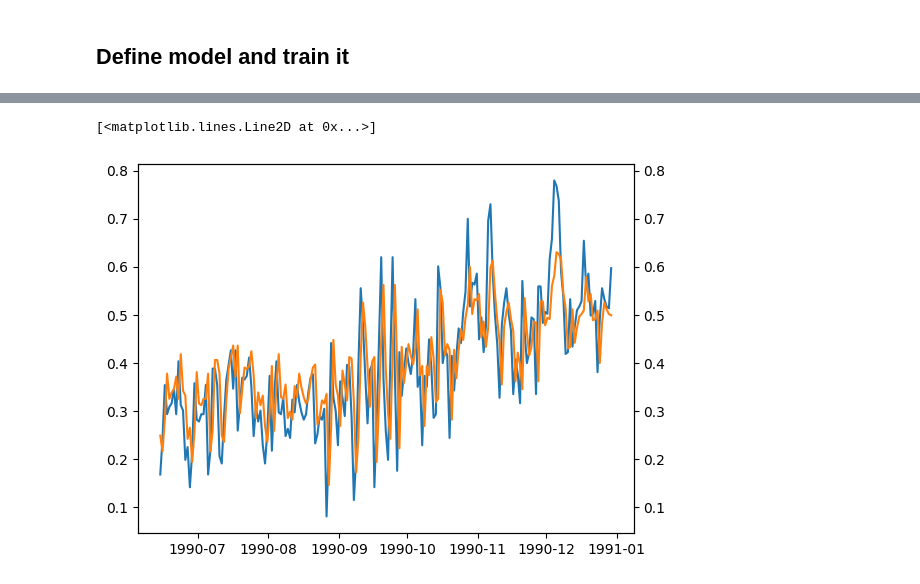
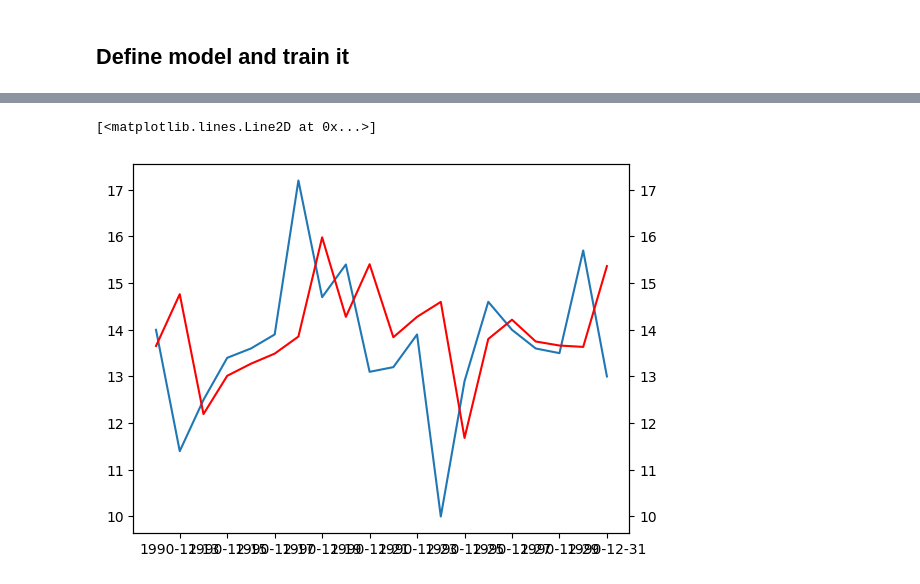
Before and after one commit to Felix-Busse/Recurrent_NNR, a Jupyter notebook: NRR_on_classic_datasets.ipynb, the cells around one changed output, grey strips where cells are left out. Cells and saved outputs as stored; diff of their text form; code cells hidden in the pictures.

Commit message:
Optimized code of time series prediction

```diff
--- a/NRR_on_classic_datasets.ipynb
+++ b/NRR_on_classic_datasets.ipynb
@@ -63,5 +70,7 @@ def time_series_to_supervised_learning(df_, n_shift_back=None, n_shift_forward=N
 # %%
 # Load dataset in a pandas DataFrame
 df_raw = pd.read_csv('daily-min-temperatures.csv')
+# Define number of timesteps
+n_timesteps = 6
 # Use tweak function to set index to local Melbourne time and add shifted column (y) for supervised learning
-df = tweak_daily_min_temperature(df_raw)
+df = tweak_daily_min_temperature(df_raw, n_timesteps)
@@ -85,10 +116,10 @@ y_eval = y_eval.reshape(y_eval.shape[0], 1, 1)
 ## Define model and train it
 # %%
 RNN = ks.Sequential()
-RNN.add(ks.layers.LSTM(10, input_shape=(1, 1), return_sequences=True)) #hidden layer
-RNN.add(ks.layers.LSTM(1, return_sequences=True)) # output layer
+RNN.add(ks.layers.LSTM(100, input_shape=(n_timesteps, 1), return_sequences=False)) #hidden layer
+RNN.add(ks.layers.Dense(1, activation='linear')) # output layer
 
-RNN.compile(loss='mean_squared_error', metrics='accuracy', optimizer='adam')
+RNN.compile(loss='mean_squared_error', metrics='mean_squared_error', optimizer='adam')
 
 # List to add up values of loss function during training
 history_buffer_loss = []
@@ -108,8 +133,9 @@ history_buffer_loss = []
 # %%
 # Fit model on training data
-history = RNN.fit(x_train, y_train, epochs=30)
+history = RNN.fit(x_train, y_target, batch_size=32, epochs=30)
 # Adding up information about loss for each epoch
 history_buffer_loss += history.history['loss']
+
 # plotting loss function
 fig, ax = plt.subplots()
 ax.set_ylim(bottom=0, top=0.05) #top=np.max(history_buffer_loss).round(1) + 0.1)
@@ -158,4 +179,8 @@ Text(0.5, 0.98, 'Loss function')
 # %%
-y_eval_predict = RNN.predict(x_eval)[:, 0]
-scaler.inverse_transform(y_eval_predict)
+# Predict on evaluation data set
+y_eval_predict = pd.Series(RNN.predict(x_eval)[:, 0].flatten(), index=df.index)
+# Back scaling of predicted data
+y_eval_predict = (y_eval_predict*(df.Temp.max() - df.Temp.min())) + df.Temp.min()
+
+df = df.assign(Temp_predict=y_eval_predict).fillna(0.0)
 # %% [output]
@@ -164,11 +225,11 @@ ValueError: non-broadcastable output operand with shape (1205,1) doesn't match t
 # %%
 fig, ax = plt.subplots()
 
 ax2 = ax.twinx()
 ax2.sharey(ax)
 
-ax.plot(df.index.values[-200:-1], df.Temp.iloc[-200:-1])
-ax.plot(df.index.values[-200:-1], y_eval_predict[-200:-1])
+ax.plot(df.iloc[-20:].Temp)
+ax2.plot(df.Temp_predict.iloc[-20:], color='red')
 # %% [output]
 [<matplotlib.lines.Line2D at 0x...>]
-[figure, old version]
+[figure, new version]
```
Also changed, not shown: parts of 11 cells of this notebook.
